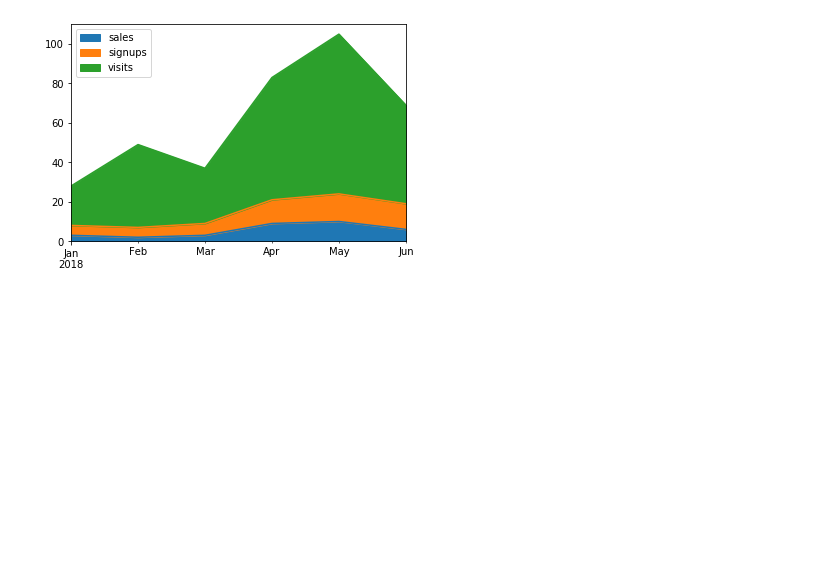
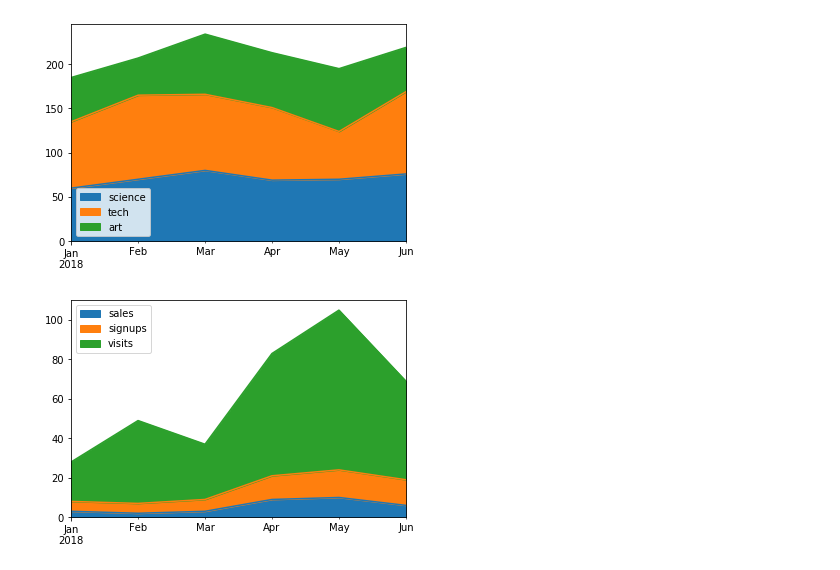
Before and after one commit to BillyGareth/bgds_ai, a Jupyter notebook: BASIC_PANDAS.ipynb, the cells around one changed output. Saved outputs shown, nothing was run; the diff lists cells and outputs as text; code cells hidden in the pictures; blank space fills up the shorter version.

```diff
--- a/BASIC_PANDAS.ipynb
+++ b/BASIC_PANDAS.ipynb
@@ -20,10 +20,12 @@ ax=df_1.plot.area()
 # %%
 df_1=pd.DataFrame({
     'science':[60,70,80,69,70,76],
-    'tech':[75,95,86,82,54,13],
-    'art':[20,42,28,62,81,50]
+    'tech':[75,95,86,82,54,93],
+    'art':[50,42,68,62,71,50]
 },index=pd.date_range(start='2018-01-01', end='2018-07-01',freq='M'))
 ax=df_1.plot.area()
+# %% [output]
+[figure, added]
 # %%
 df_1=pd.DataFrame({
     'sales':[3,2,3,9,10,6],
```
Also changed, not shown: parts of 16 cells of this notebook.
